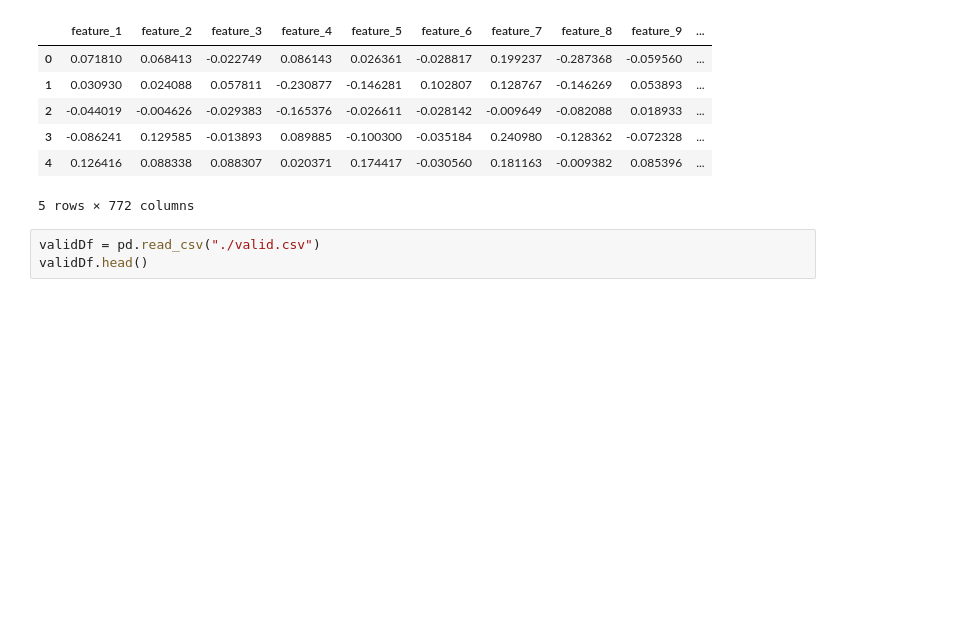
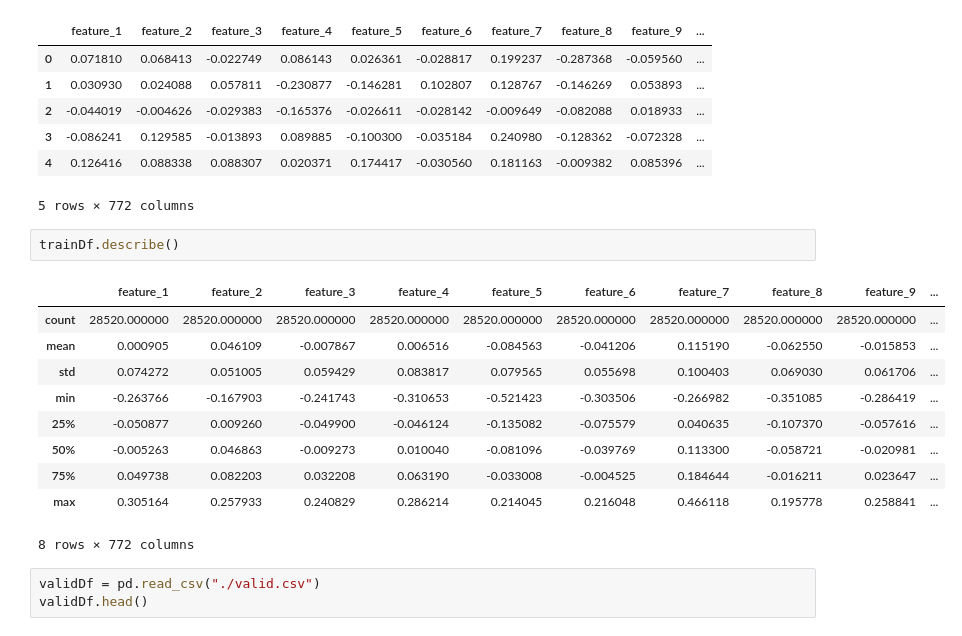
Before and after one commit to Jithmi004/Machine_Learning_Mini_Project, a Jupyter notebook: Layer 8/Layer_8_ML_Project.ipynb, the cells around one changed output. Saved outputs shown, nothing was run; the diff lists cells and outputs as text; blank space fills up the shorter version.

```diff
--- a/Layer 8/Layer_8_ML_Project.ipynb
+++ b/Layer 8/Layer_8_ML_Project.ipynb
@@ -21,6 +22,19 @@ trainDf.head()
 | 3 | -0.086241 | 0.129585 | -0.013893 | 0.089885 | -0.100300 | -0.035184 | 0.240980 | -0.128362 | -0.072328 | ... |
 | 4 | 0.126416 | 0.088338 | 0.088307 | 0.020371 | 0.174417 | -0.030560 | 0.181163 | -0.009382 | 0.085396 | ... |
 5 rows × 772 columns
+# %%
+trainDf.describe()
+# %% [output]
+|  | feature_1 | feature_2 | feature_3 | feature_4 | feature_5 | feature_6 | feature_7 | feature_8 | feature_9 | ... |
+| count | 28520.000000 | 28520.000000 | 28520.000000 | 28520.000000 | 28520.000000 | 28520.000000 | 28520.000000 | 28520.000000 | 28520.000000 | ... |
+| mean | 0.000905 | 0.046109 | -0.007867 | 0.006516 | -0.084563 | -0.041206 | 0.115190 | -0.062550 | -0.015853 | ... |
+| std | 0.074272 | 0.051005 | 0.059429 | 0.083817 | 0.079565 | 0.055698 | 0.100403 | 0.069030 | 0.061706 | ... |
+| min | -0.263766 | -0.167903 | -0.241743 | -0.310653 | -0.521423 | -0.303506 | -0.266982 | -0.351085 | -0.286419 | ... |
+| 25% | -0.050877 | 0.009260 | -0.049900 | -0.046124 | -0.135082 | -0.075579 | 0.040635 | -0.107370 | -0.057616 | ... |
+| 50% | -0.005263 | 0.046863 | -0.009273 | 0.010040 | -0.081096 | -0.039769 | 0.113300 | -0.058721 | -0.020981 | ... |
+| 75% | 0.049738 | 0.082203 | 0.032208 | 0.063190 | -0.033008 | -0.004525 | 0.184644 | -0.016211 | 0.023647 | ... |
+| max | 0.305164 | 0.257933 | 0.240829 | 0.286214 | 0.214045 | 0.216048 | 0.466118 | 0.195778 | 0.258841 | ... |
+8 rows × 772 columns
 # %%
 validDf = pd.read_csv("./valid.csv")
 validDf.head()
```
Also changed, not shown: parts of 18 cells of this notebook, 5 other files.
